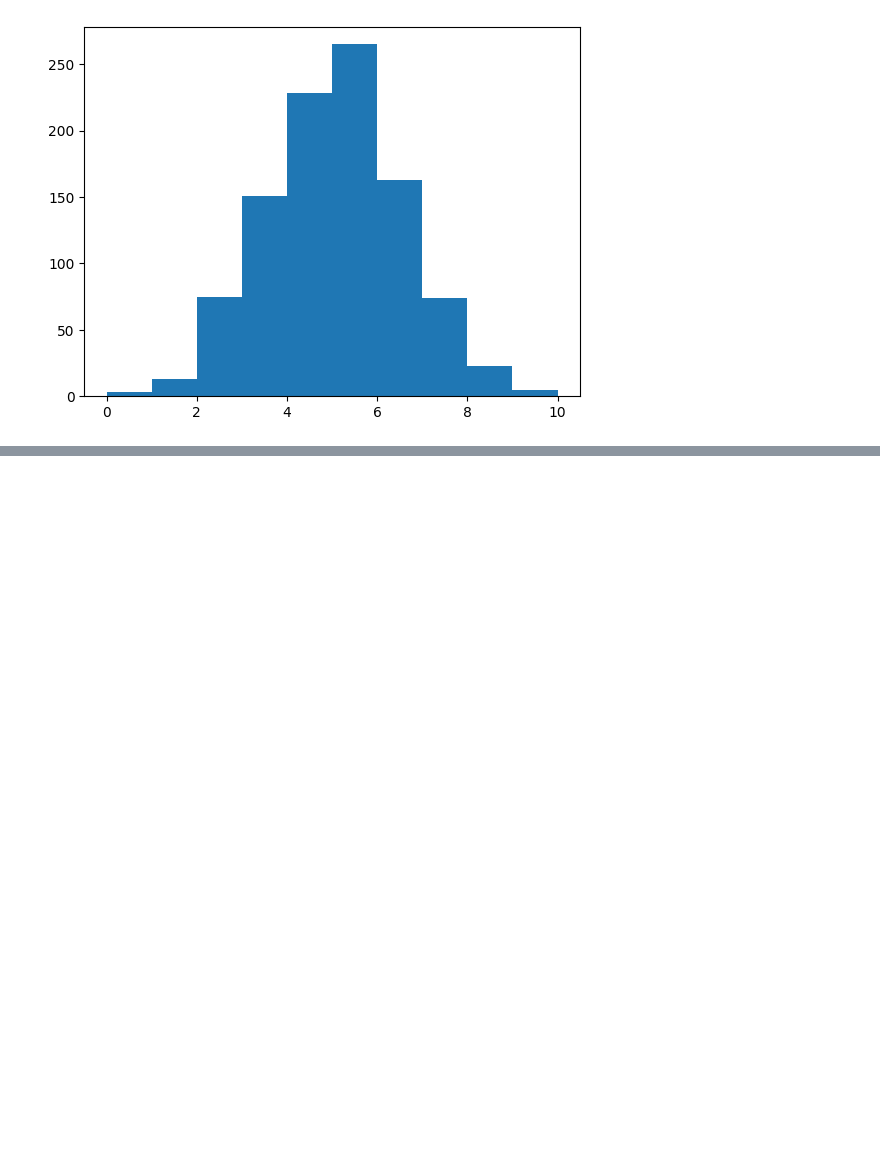
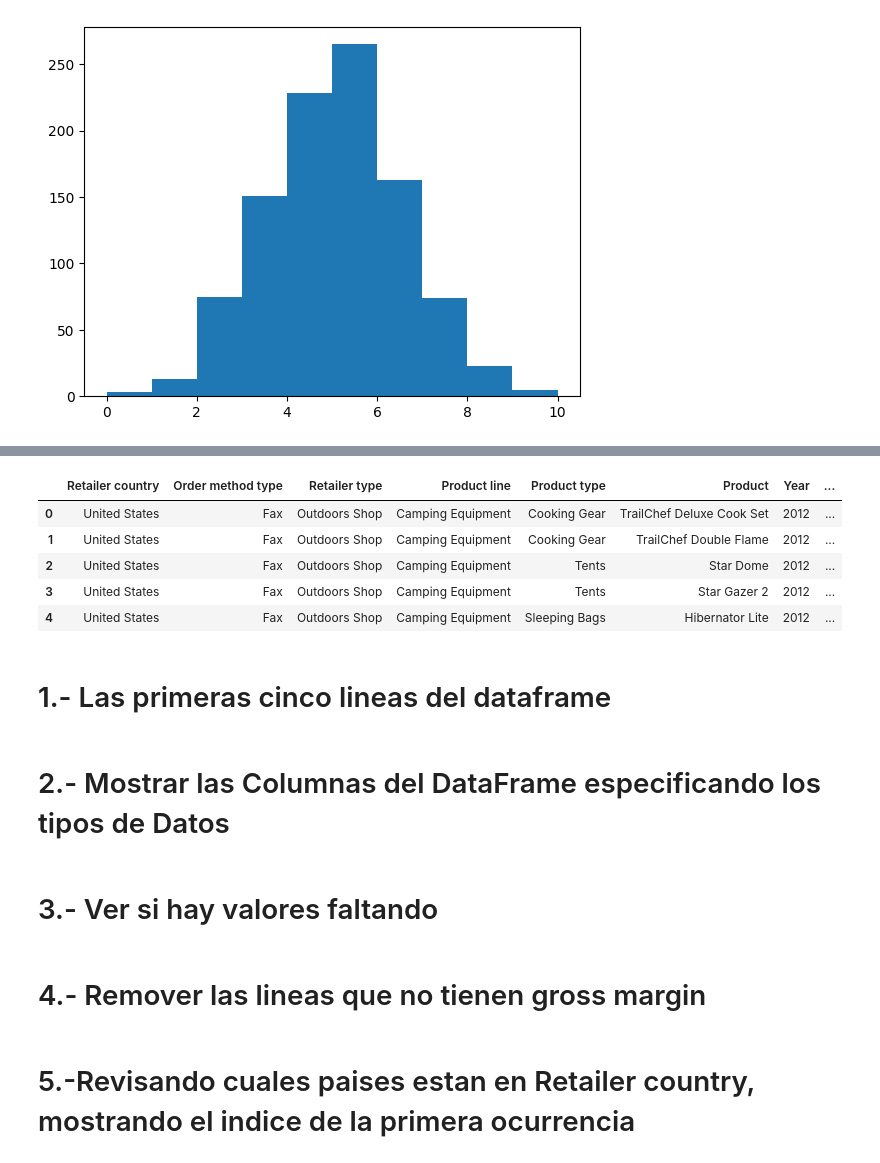
Before and after one commit to PyarmandoCode/Python_Avanzado, a Jupyter notebook: Datos/Python-Avanzado.ipynb, the cells around one changed output, grey strips where cells are left out. Drawn from its saved outputs; the diff is of its cells as text; code cells hidden in the pictures; blank space fills up the shorter version.

```diff
--- a/Datos/Python-Avanzado.ipynb
+++ b/Datos/Python-Avanzado.ipynb
@@ -567,0 +568,19 @@ plt.show()
+# %%
+ventas = pd.read_csv("https://raw.githubusercontent.com/pandolf99/Ejercicios_ciencia_de_datos/master/data_ventas.csv")
+# %% [output]
+|  | Retailer country | Order method type | Retailer type | Product line | Product type | Product | Year | ... |
+| 0 | United States | Fax | Outdoors Shop | Camping Equipment | Cooking Gear | TrailChef Deluxe Cook Set | 2012 | ... |
+| 1 | United States | Fax | Outdoors Shop | Camping Equipment | Cooking Gear | TrailChef Double Flame | 2012 | ... |
+| 2 | United States | Fax | Outdoors Shop | Camping Equipment | Tents | Star Dome | 2012 | ... |
+| 3 | United States | Fax | Outdoors Shop | Camping Equipment | Tents | Star Gazer 2 | 2012 | ... |
+| 4 | United States | Fax | Outdoors Shop | Camping Equipment | Sleeping Bags | Hibernator Lite | 2012 | ... |
+# %% [markdown]
+# 1.- Las primeras cinco lineas del dataframe
+# %% [markdown]
+# 2.- Mostrar las Columnas del DataFrame especificando los tipos de Datos
+# %% [markdown]
+# 3.- Ver si hay valores faltando
+# %% [markdown]
+# 4.- Remover las lineas que no tienen gross margin
+# %% [markdown]
+# 5.-Revisando cuales paises estan en Retailer country, mostrando el indice de la primera ocurrencia
```
Also changed, not shown: parts of 4 cells of this notebook.
